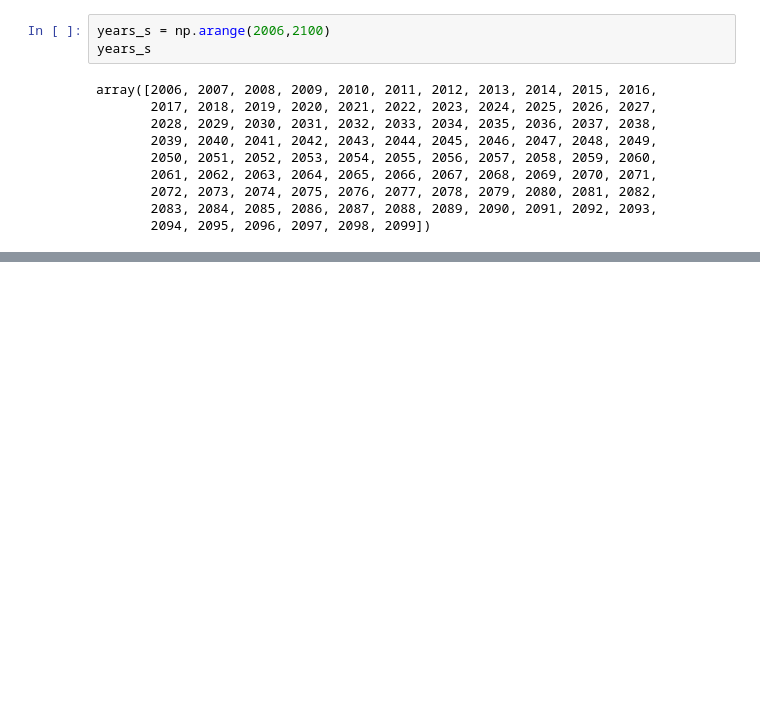
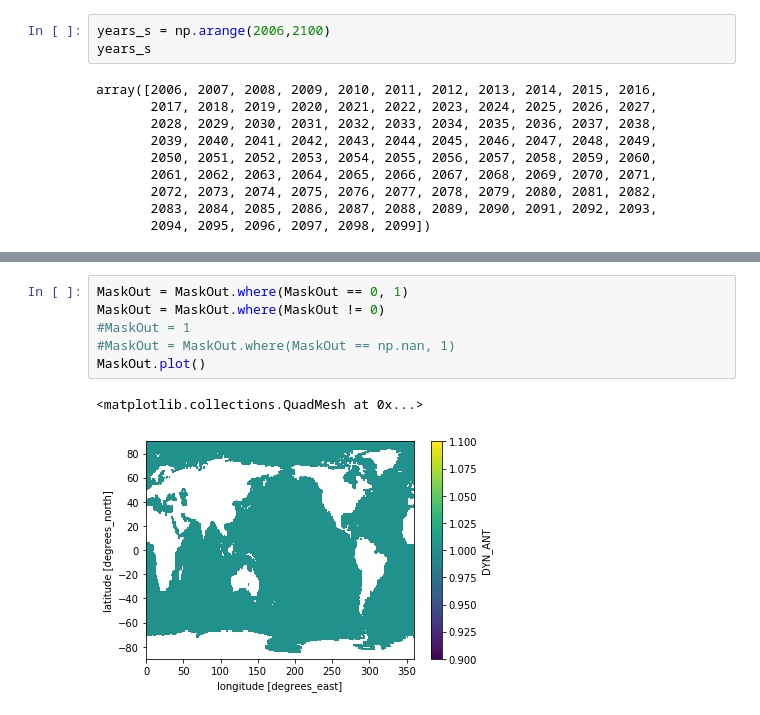
Before and after one commit to dlebars/CMIP_SeaLevel, a Jupyter notebook: notebooks/PlotGMTSL.ipynb, the cells around one changed output, grey strips where cells are left out. Saved outputs shown, nothing was run; the diff lists cells and outputs as text; blank space fills up the shorter version.

```diff
--- a/notebooks/PlotGMTSL.ipynb
+++ b/notebooks/PlotGMTSL.ipynb
@@ -70,0 +81,9 @@ array([2006, 2007, 2008, 2009, 2010, 2011, 2012, 2013, 2014, 2015, 2016,
+# %%
+MaskOut = MaskOut.where(MaskOut == 0, 1)
+MaskOut = MaskOut.where(MaskOut != 0)
+#MaskOut = 1
+#MaskOut = MaskOut.where(MaskOut == np.nan, 1)
+MaskOut.plot()
+# %% [output]
+<matplotlib.collections.QuadMesh at 0x...>
+[figure, added]
```
Also changed, not shown: parts of 7 cells of this notebook, 3 other files.
